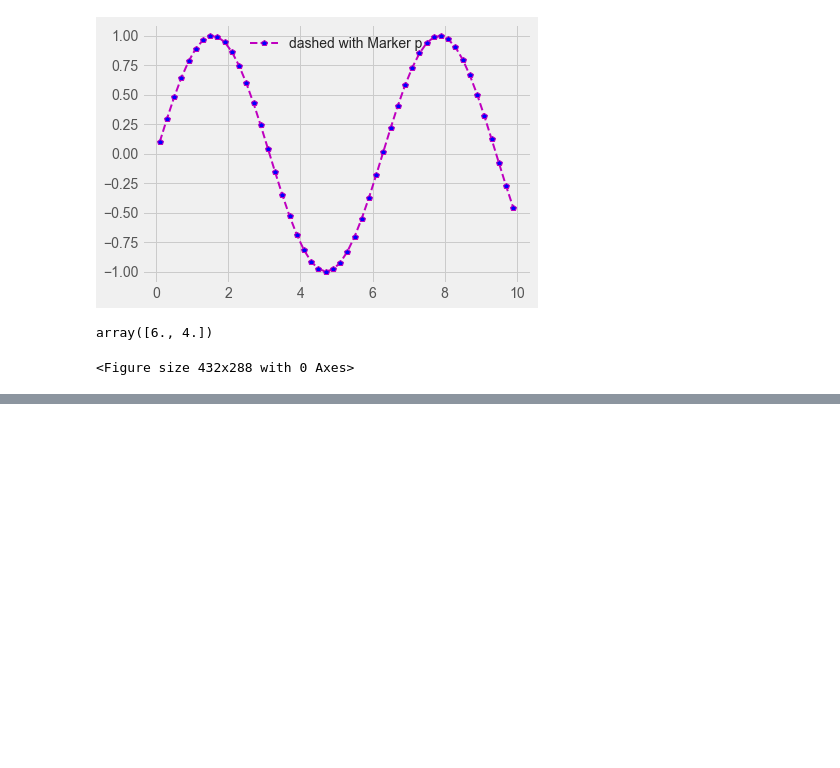
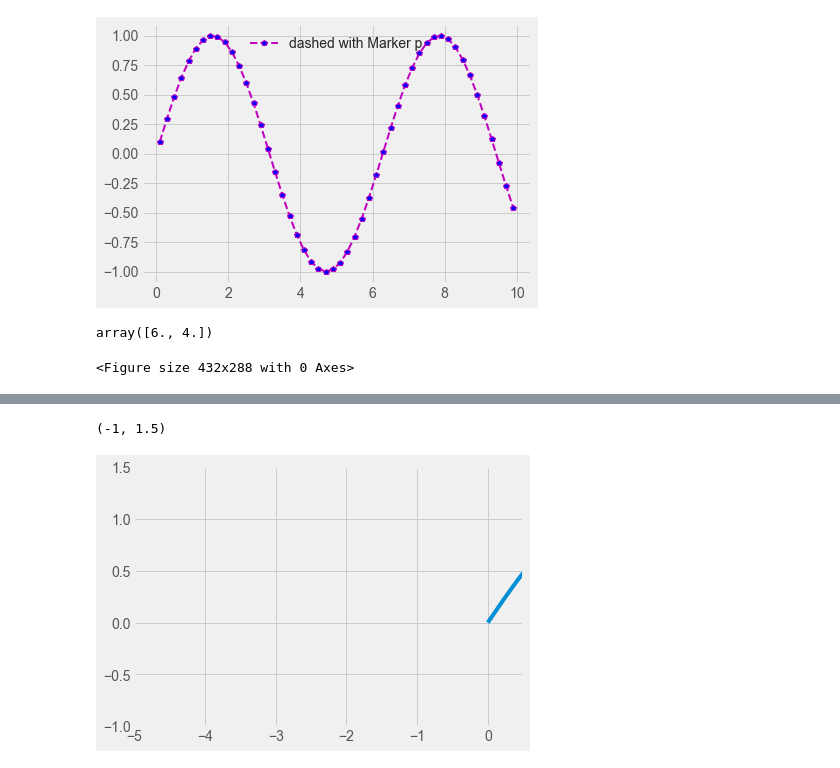
Before and after one commit to kazimosiurahman/Data_viz, a Jupyter notebook: data_viz.ipynb, the cells around one changed output, grey strips where cells are left out. Drawn from its saved outputs; the diff is of its cells as text; code cells hidden in the pictures; blank space fills up the shorter version.

Commit message:
Assignment of axis range

```diff
--- a/data_viz.ipynb
+++ b/data_viz.ipynb
@@ -197,0 +201,12 @@ ax.legend()
+# %%
+#changing the axis range
+fig = plt.figure()
+ax = fig.add_axes([0.1,0.1,0.9,0.9])
+x = np.arange(0,5,0.01)
+y = np.sin(x)
+ax.plot(x,y)
+ax.set_xlim([-5,0.5])
+ax.set_ylim([-1,1.5])
+# %% [output]
+(-1, 1.5)
+[figure, added]
```
Also changed, not shown: parts of 1 cell of this notebook.
